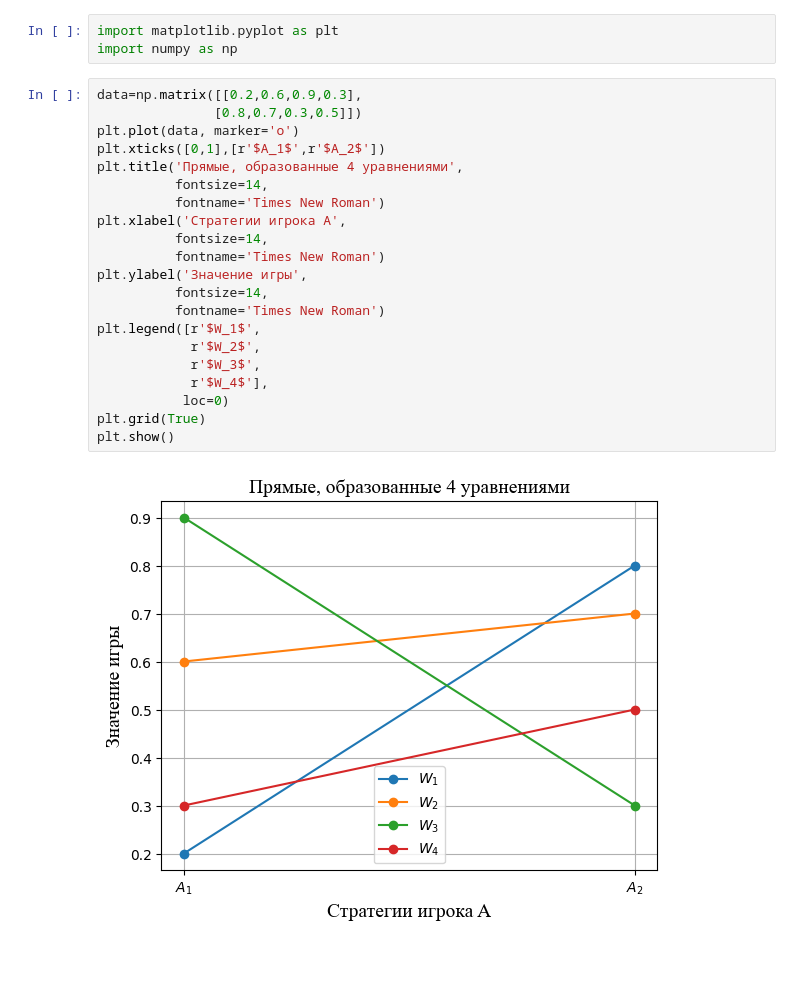
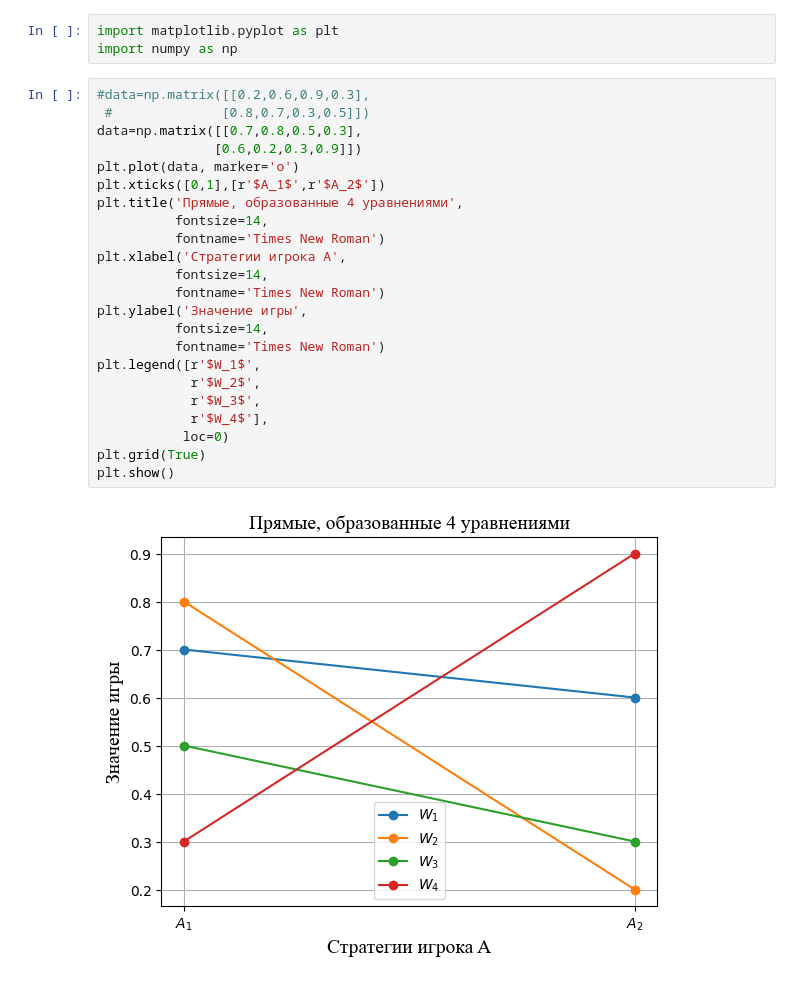
Before and after one commit to pety4/effectiveness_of_aviation_complexes, a Jupyter notebook: program/lab_3/lab_3.ipynb, the cells around one changed output. Cells and saved outputs as stored; diff of their text form.

```diff
--- a/program/lab_3/lab_3.ipynb
+++ b/program/lab_3/lab_3.ipynb
@@ -2,28 +2,30 @@
 import matplotlib.pyplot as plt
 import numpy as np
 # %%
-data=np.matrix([[0.2,0.6,0.9,0.3],
-               [0.8,0.7,0.3,0.5]])
+#data=np.matrix([[0.2,0.6,0.9,0.3],
+ #              [0.8,0.7,0.3,0.5]])
+data=np.matrix([[0.7,0.8,0.5,0.3],
+               [0.6,0.2,0.3,0.9]])
 plt.plot(data, marker='o')
 plt.xticks([0,1],[r'$A_1$',r'$A_2$'])
 plt.title('Прямые, образованные 4 уравнениями',
           fontsize=14,
           fontname='Times New Roman')
 plt.xlabel('Стратегии игрока A',
           fontsize=14,
           fontname='Times New Roman')
 plt.ylabel('Значение игры',
           fontsize=14,
           fontname='Times New Roman')
 plt.legend([r'$W_1$',
             r'$W_2$',
             r'$W_3$',
             r'$W_4$'],
            loc=0)
 plt.grid(True)
 plt.show()
 # %% [output]
-[figure, old version]
+[figure, new version]
 # %%
 #уравнения прямых, образующих нижнюю огибающую
 #y=0.6*x+0.2
```
Also changed, not shown: parts of 1 cell of this notebook, 2 other files.
